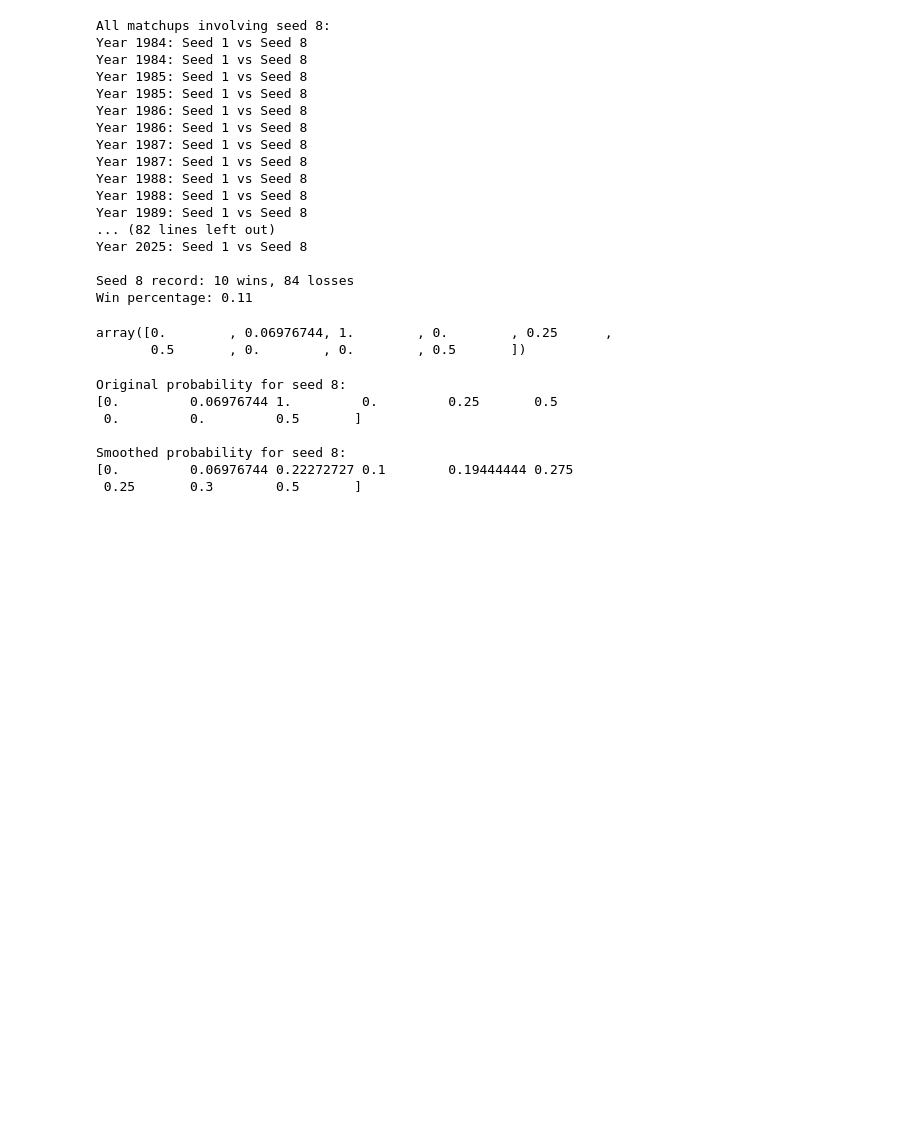
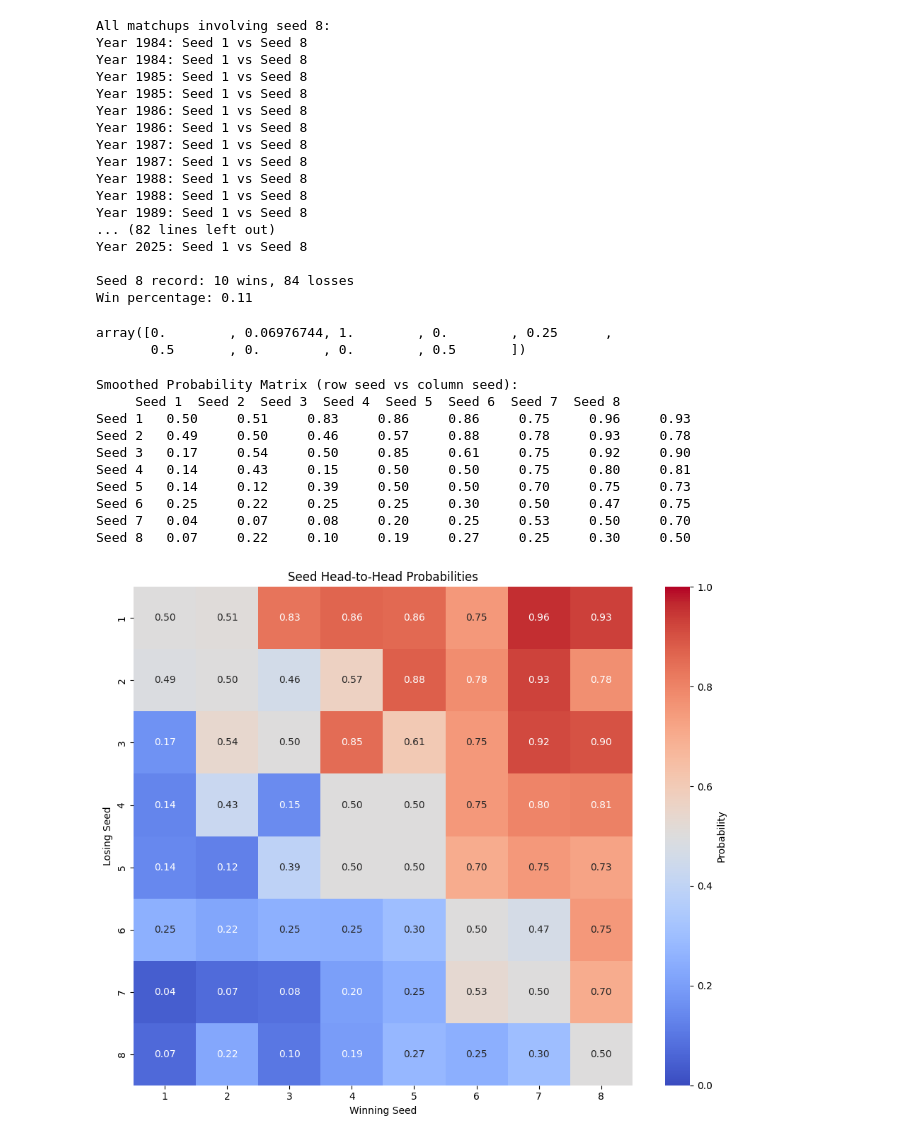
Before and after one commit to LeoV974/nba_montecarlo, a Jupyter notebook: main.ipynb, the cells around one changed output. Drawn from its saved outputs; the diff is of its cells as text; code cells hidden in the pictures; blank space fills up the shorter version.

```diff
--- a/main.ipynb
+++ b/main.ipynb
@@ -119,41 +120,71 @@ def smoothing_function(seed_i, seed_j, original_prob):
         prior_prob = 0.65 + 0.05 * seed_diff
     else:
         # Lower seeds rarely upset higher seeds
         prior_prob = 0.35 - 0.05 * seed_diff
 
     # Cap the prior probability between 0.05 and 0.95
     prior_prob = max(0.05, min(0.95, prior_prob))
 
     # Weight for original data - increases with more observations
     if seed_i > seed_j:
         weight = counts.get((seed_j, seed_i), 0)
     else:
         weight = counts.get((seed_i, seed_j), 0)
 
     # Calculate the weight factor (more observations = more weight to original data)
     base_observations = 5 + seed_diff  # More observations needed for bigger seed differences
     alpha = min(1.0, weight / base_observations)
 
     # Weighted average of original probability and prior
     return alpha * original_prob + (1 - alpha) * prior_prob
 
 # ignore first row/column
 for i in range(1, 9):
     for j in range(1, 9):
         if i != j:
             smoothed_probs[i, j] = smoothing_function(i, j, series_probs[i, j])
             if i < j:  # Only process each pair once
                 smoothed_probs[j, i] = 1 - smoothed_probs[i, j]
 
-print("Original probability for seed 8:")
-print(series_probs[8])
-print("\nSmoothed probability for seed 8:")
-print(smoothed_probs[8])
+# Print the smoothed probability matrix in a readable format
+print("Smoothed Probability Matrix (row seed vs column seed):")
+print("     ", end="")
+for i in range(1, 9):
+    print(f"Seed {i}  ", end="")
+print()
+
+for i in range(1, 9):
+    print(f"Seed {i}", end=" ")
+    for j in range(1, 9):
+        if i == j:
+            print(f"  {smoothed_probs[i, j]:.2f}   ", end="")
+        else:
+            print(f"  {smoothed_probs[i, j]:.2f}   ", end="")
+    print()
+
+plt.figure(figsize=(10, 8))
+mask = np.zeros_like(smoothed_probs)
+mask[0, :] = True  # Mask the first row
+mask[:, 0] = True  # Mask the first column
+
+sns.heatmap(smoothed_probs[1:, 1:], annot=True, fmt=".2f", cmap="coolwarm",
+            xticklabels=range(1, 9), yticklabels=range(1, 9),
+            vmin=0, vmax=1, square=True, cbar_kws={"label": "Probability"})
+plt.title("Seed Head-to-Head Probabilities")
+plt.xlabel("Winning Seed")
+plt.ylabel("Losing Seed")
+plt.tight_layout()
+plt.savefig('images/head-to-head-probs.png', dpi=300, bbox_inches='tight', format='png')
+plt.show()
 # %% [output]
-Original probability for seed 8:
-[0.         0.06976744 1.         0.         0.25       0.5
- 0.         0.         0.5       ]
-
-Smoothed probability for seed 8:
-[0.         0.06976744 0.22272727 0.1        0.19444444 0.275
- 0.25       0.3        0.5       ]
+Smoothed Probability Matrix (row seed vs column seed):
+     Seed 1  Seed 2  Seed 3  Seed 4  Seed 5  Seed 6  Seed 7  Seed 8
+Seed 1   0.50     0.51     0.83     0.86     0.86     0.75     0.96     0.93
+Seed 2   0.49     0.50     0.46     0.57     0.88     0.78     0.93     0.78
+Seed 3   0.17     0.54     0.50     0.85     0.61     0.75     0.92     0.90
+Seed 4   0.14     0.43     0.15     0.50     0.50     0.75     0.80     0.81
+Seed 5   0.14     0.12     0.39     0.50     0.50     0.70     0.75     0.73
+Seed 6   0.25     0.22     0.25     0.25     0.30     0.50     0.47     0.75
+Seed 7   0.04     0.07     0.08     0.20     0.25     0.53     0.50     0.70
+Seed 8   0.07     0.22     0.10     0.19     0.27     0.25     0.30     0.50
+[figure, added]
```
Also changed, not shown: parts of 5 cells of this notebook, 4 other files.
